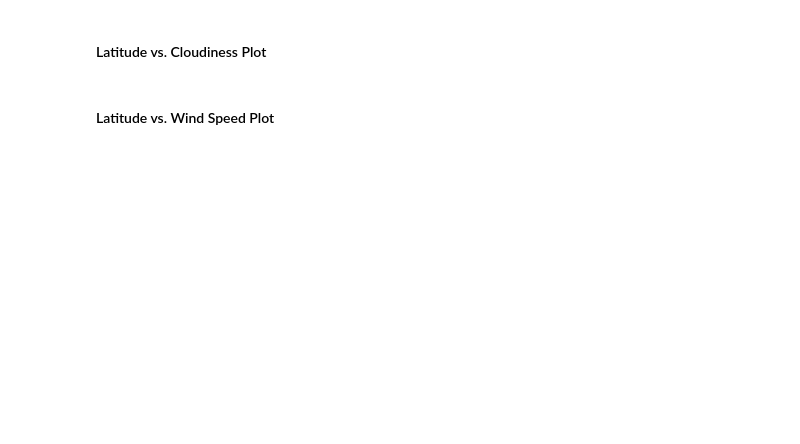
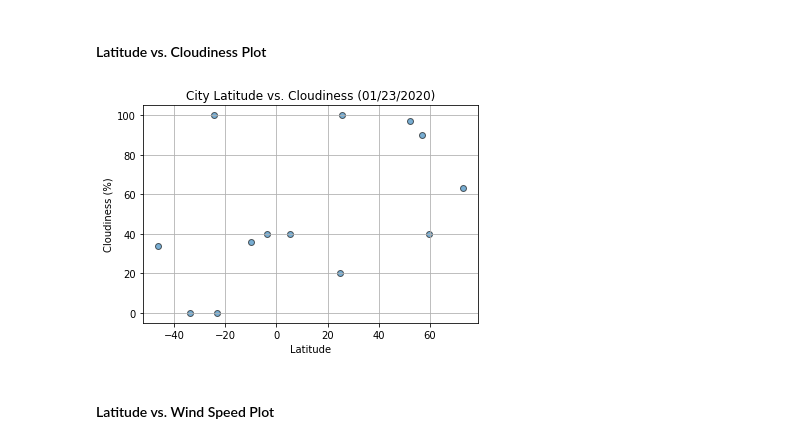
Before and after one commit to octaviaisom/Python-API-Challenge, a Jupyter notebook: WeatherPy/WeatherPy.ipynb, the cells around one changed output. Cells and saved outputs as stored; diff of their text form; code cells hidden in the pictures; blank space fills up the shorter version.

```diff
--- a/WeatherPy/WeatherPy.ipynb
+++ b/WeatherPy/WeatherPy.ipynb
@@ -193,4 +199,13 @@ plt.show()
 # %% [markdown]
 #### Latitude vs. Cloudiness Plot
+# %%
+plt.scatter(latitude, cloudiness, edgecolor = 'black', alpha = 0.6)
+plt.title(f'City Latitude vs. Cloudiness ({mdy})')
+plt.xlabel('Latitude')
+plt.ylabel('Cloudiness (%)')
+plt.grid()
+plt.show()
+# %% [output]
+[figure, added]
 # %% [markdown]
 #### Latitude vs. Wind Speed Plot
```
Also changed, not shown: parts of 4 cells of this notebook.
